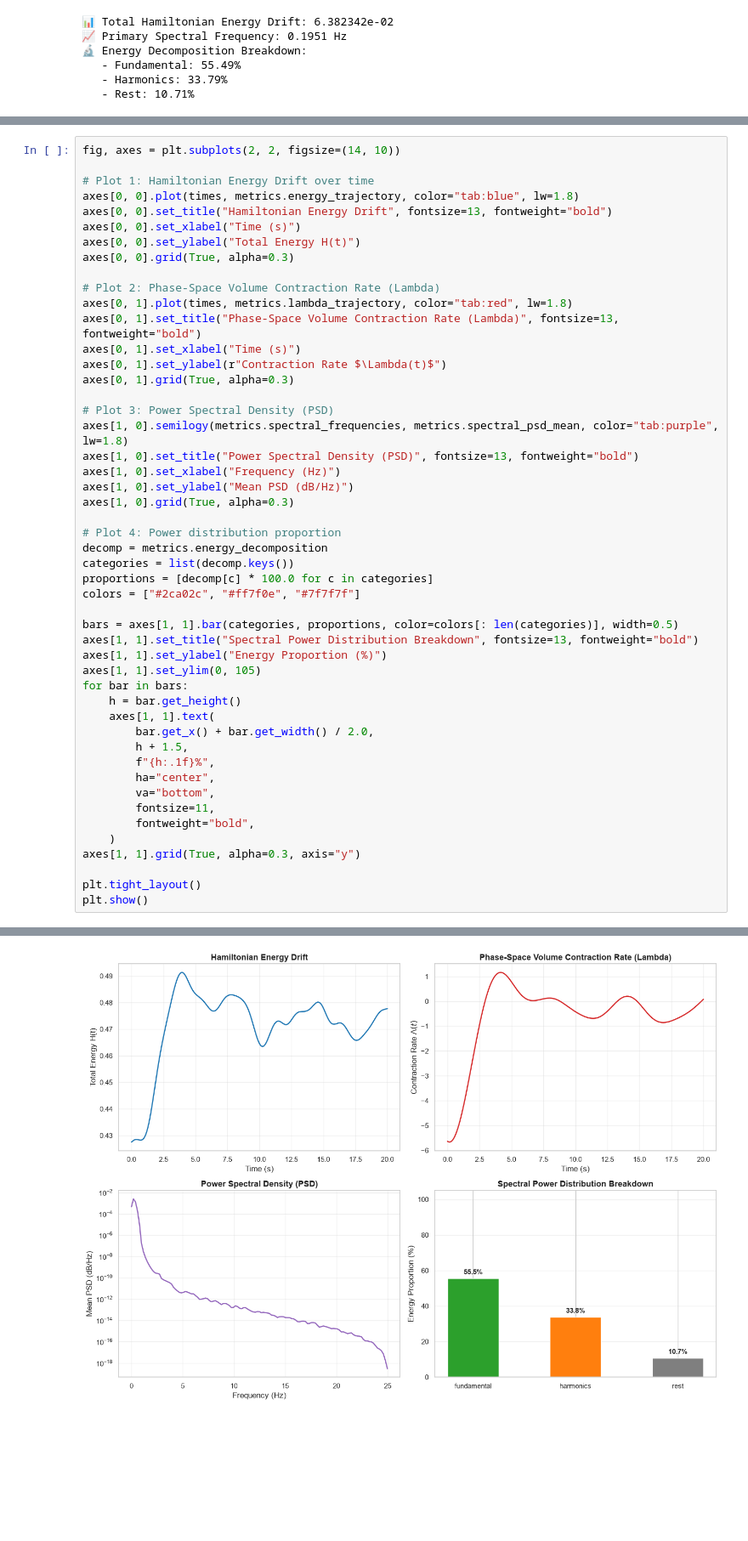
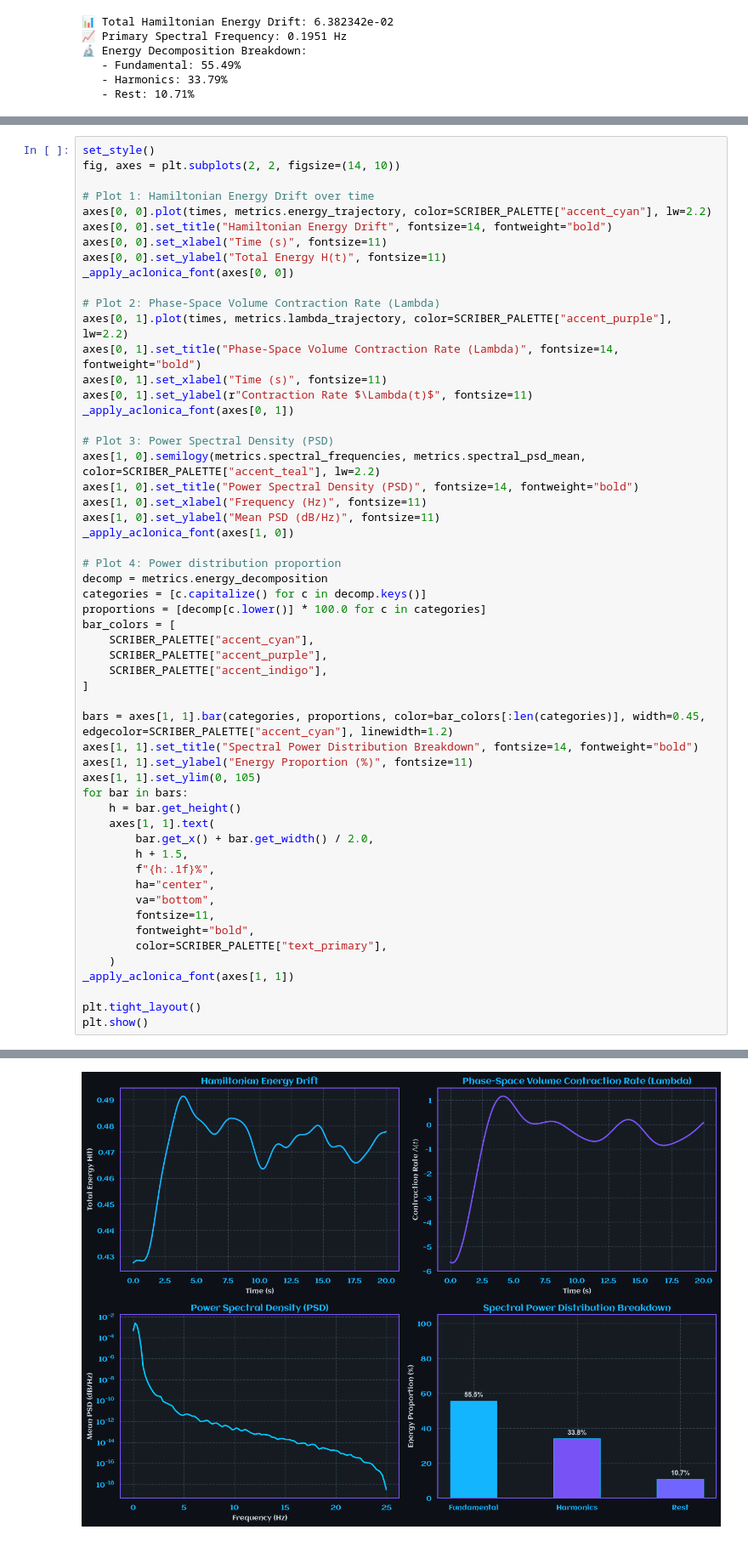
Before and after one commit to Scriber-Labs/kuramoto-benchmark-suite, a Jupyter notebook: notebooks/validate_structural_metrics.ipynb, the cells around one changed output, grey strips where cells are left out. Shown at 85% size. Saved outputs shown, nothing was run; the diff lists cells and outputs as text; blank space fills up the shorter version.

```diff
--- a/notebooks/validate_structural_metrics.ipynb
+++ b/notebooks/validate_structural_metrics.ipynb
@@ -102,38 +157,43 @@ Generate the multi-panel diagnostic figure:
 - **Plot 3:** Power Spectral Density (PSD) line plot detailing primary frequency peaks.
 - **Plot 4:** Bar chart displaying the power distribution proportion across fundamental, harmonic, and residual bins.
 # %%
+set_style()
 fig, axes = plt.subplots(2, 2, figsize=(14, 10))
 
 # Plot 1: Hamiltonian Energy Drift over time
-axes[0, 0].plot(times, metrics.energy_trajectory, color="tab:blue", lw=1.8)
-axes[0, 0].set_title("Hamiltonian Energy Drift", fontsize=13, fontweight="bold")
-axes[0, 0].set_xlabel("Time (s)")
-axes[0, 0].set_ylabel("Total Energy H(t)")
-axes[0, 0].grid(True, alpha=0.3)
+axes[0, 0].plot(times, metrics.energy_trajectory, color=SCRIBER_PALETTE["accent_cyan"], lw=2.2)
+axes[0, 0].set_title("Hamiltonian Energy Drift", fontsize=14, fontweight="bold")
+axes[0, 0].set_xlabel("Time (s)", fontsize=11)
+axes[0, 0].set_ylabel("Total Energy H(t)", fontsize=11)
+_apply_aclonica_font(axes[0, 0])
 
 # Plot 2: Phase-Space Volume Contraction Rate (Lambda)
-axes[0, 1].plot(times, metrics.lambda_trajectory, color="tab:red", lw=1.8)
-axes[0, 1].set_title("Phase-Space Volume Contraction Rate (Lambda)", fontsize=13, fontweight="bold")
-axes[0, 1].set_xlabel("Time (s)")
-axes[0, 1].set_ylabel(r"Contraction Rate $\Lambda(t)$")
-axes[0, 1].grid(True, alpha=0.3)
+axes[0, 1].plot(times, metrics.lambda_trajectory, color=SCRIBER_PALETTE["accent_purple"], lw=2.2)
+axes[0, 1].set_title("Phase-Space Volume Contraction Rate (Lambda)", fontsize=14, fontweight="bold")
+axes[0, 1].set_xlabel("Time (s)", fontsize=11)
+axes[0, 1].set_ylabel(r"Contraction Rate $\Lambda(t)$", fontsize=11)
+_apply_aclonica_font(axes[0, 1])
 
 # Plot 3: Power Spectral Density (PSD)
-axes[1, 0].semilogy(metrics.spectral_frequencies, metrics.spectral_psd_mean, color="tab:purple", lw=1.8)
-axes[1, 0].set_title("Power Spectral Density (PSD)", fontsize=13, fontweight="bold")
-axes[1, 0].set_xlabel("Frequency (Hz)")
-axes[1, 0].set_ylabel("Mean PSD (dB/Hz)")
-axes[1, 0].grid(True, alpha=0.3)
+axes[1, 0].semilogy(metrics.spectral_frequencies, metrics.spectral_psd_mean, color=SCRIBER_PALETTE["accent_teal"], lw=2.2)
+axes[1, 0].set_title("Power Spectral Density (PSD)", fontsize=14, fontweight="bold")
+axes[1, 0].set_xlabel("Frequency (Hz)", fontsize=11)
+axes[1, 0].set_ylabel("Mean PSD (dB/Hz)", fontsize=11)
+_apply_aclonica_font(axes[1, 0])
 
 # Plot 4: Power distribution proportion
 decomp = metrics.energy_decomposition
-categories = list(decomp.keys())
-proportions = [decomp[c] * 100.0 for c in categories]
-colors = ["#2ca02c", "#ff7f0e", "#7f7f7f"]
+categories = [c.capitalize() for c in decomp.keys()]
+proportions = [decomp[c.lower()] * 100.0 for c in categories]
+bar_colors = [
+    SCRIBER_PALETTE["accent_cyan"],
+    SCRIBER_PALETTE["accent_purple"],
+    SCRIBER_PALETTE["accent_indigo"],
+]
 
-bars = axes[1, 1].bar(categories, proportions, color=colors[: len(categories)], width=0.5)
-axes[1, 1].set_title("Spectral Power Distribution Breakdown", fontsize=13, fontweight="bold")
-axes[1, 1].set_ylabel("Energy Proportion (%)")
+bars = axes[1, 1].bar(categories, proportions, color=bar_colors[:len(categories)], width=0.45, edgecolor=SCRIBER_PALETTE["accent_cyan"], linewidth=1.2)
+axes[1, 1].set_title("Spectral Power Distribution Breakdown", fontsize=14, fontweight="bold")
+axes[1, 1].set_ylabel("Energy Proportion (%)", fontsize=11)
 axes[1, 1].set_ylim(0, 105)
 for bar in bars:
     h = bar.get_height()
@@ -145,8 +205,9 @@ for bar in bars:
         va="bottom",
         fontsize=11,
         fontweight="bold",
+        color=SCRIBER_PALETTE["text_primary"],
     )
-axes[1, 1].grid(True, alpha=0.3, axis="y")
+_apply_aclonica_font(axes[1, 1])
 
 plt.tight_layout()
 plt.show()
@@ -154 +216 @@ plt.show()
-[figure, old version]
+[figure, new version]
```
Also changed, not shown: parts of 9 cells of this notebook, 1 other file.
